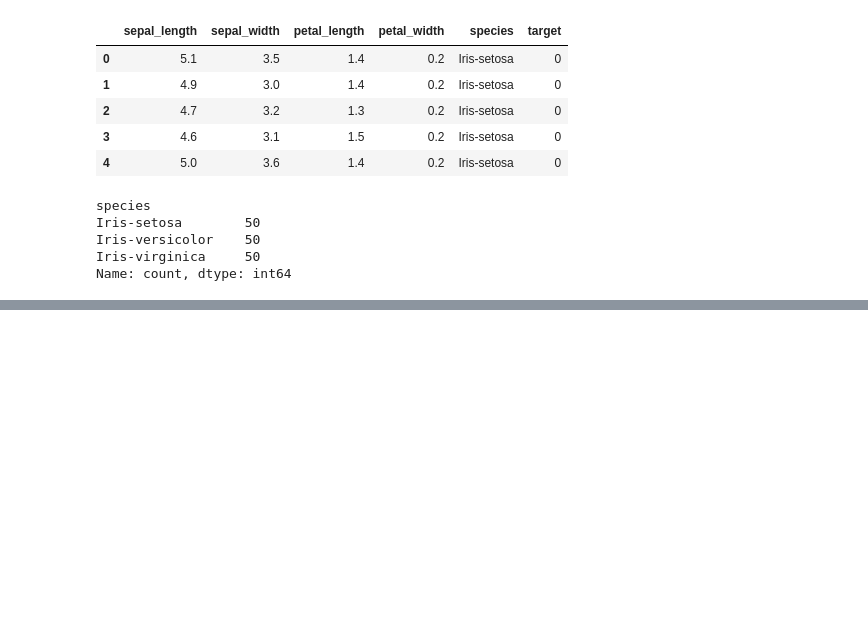
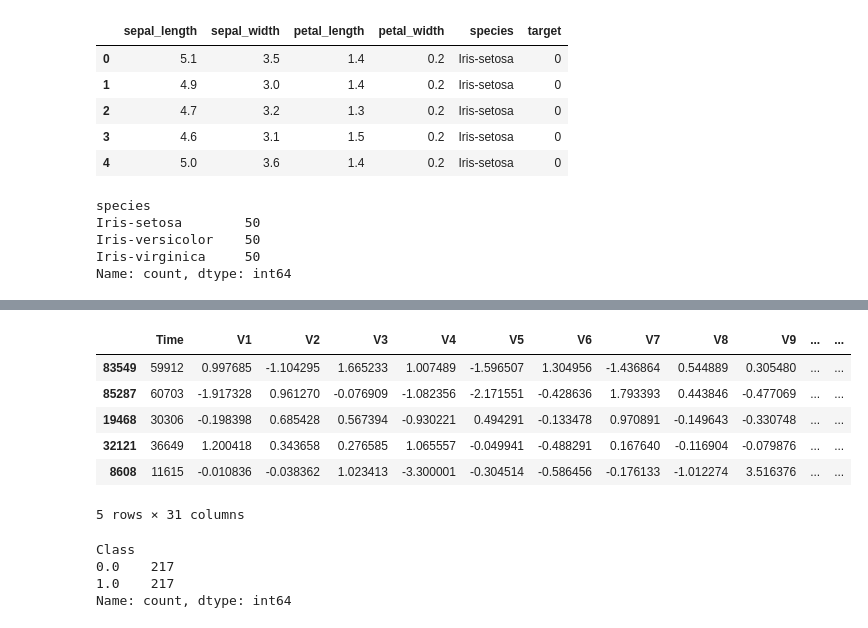
Before and after one commit to Arvin-007Elite/ML-Projects, a Jupyter notebook: Pre_Processing_Tutorials.ipynb, the cells around one changed output, grey strips where cells are left out. Saved outputs shown, nothing was run; the diff lists cells and outputs as text; code cells hidden in the pictures; blank space fills up the shorter version.

```diff
--- a/Pre_Processing_Tutorials.ipynb
+++ b/Pre_Processing_Tutorials.ipynb
@@ -408,0 +440,4 @@ Name: count, dtype: int64
+# %%
+# Separating the legit  and fraud transactions , so it declares every 0 classes in 1 variable
+legit = credit_card_data[credit_card_data.Class ==0]
+fraud = credit_card_data[credit_card_data.Class == 1]
@@ -408,0 +457,3 @@ Name: count, dtype: int64
+# %%
+legit_sample = legit.sample(n=217)
+# it take 217 random values
@@ -408,0 +464,22 @@ Name: count, dtype: int64
+# %%
+# it legit also equalized , now will  conceate originals  with  samples
+New_dataset =  pd.concat([legit_sample, fraud] , axis = 0)
+# axis 0 means it adds the both and gives it as a row , one below other !
+# %%
+New_dataset.head()
+# it shows 1 legit_sample row , next  fraud row  using axis 0
+# %% [output]
+|  | Time | V1 | V2 | V3 | V4 | V5 | V6 | V7 | V8 | V9 | ... | ... |
+| 83549 | 59912 | 0.997685 | -1.104295 | 1.665233 | 1.007489 | -1.596507 | 1.304956 | -1.436864 | 0.544889 | 0.305480 | ... | ... |
+| 85287 | 60703 | -1.917328 | 0.961270 | -0.076909 | -1.082356 | -2.171551 | -0.428636 | 1.793393 | 0.443846 | -0.477069 | ... | ... |
+| 19468 | 30306 | -0.198398 | 0.685428 | 0.567394 | -0.930221 | 0.494291 | -0.133478 | 0.970891 | -0.149643 | -0.330748 | ... | ... |
+| 32121 | 36649 | 1.200418 | 0.343658 | 0.276585 | 1.065557 | -0.049941 | -0.488291 | 0.167640 | -0.116904 | -0.079876 | ... | ... |
+| 8608 | 11615 | -0.010836 | -0.038362 | 1.023413 | -3.300001 | -0.304514 | -0.586456 | -0.176133 | -1.012274 | 3.516376 | ... | ... |
+5 rows × 31 columns
+# %%
+New_dataset['Class'].value_counts()
+# %% [output]
+Class
+0.0    217
+1.0    217
+Name: count, dtype: int64
```
Also changed, not shown: parts of 9 cells of this notebook.
